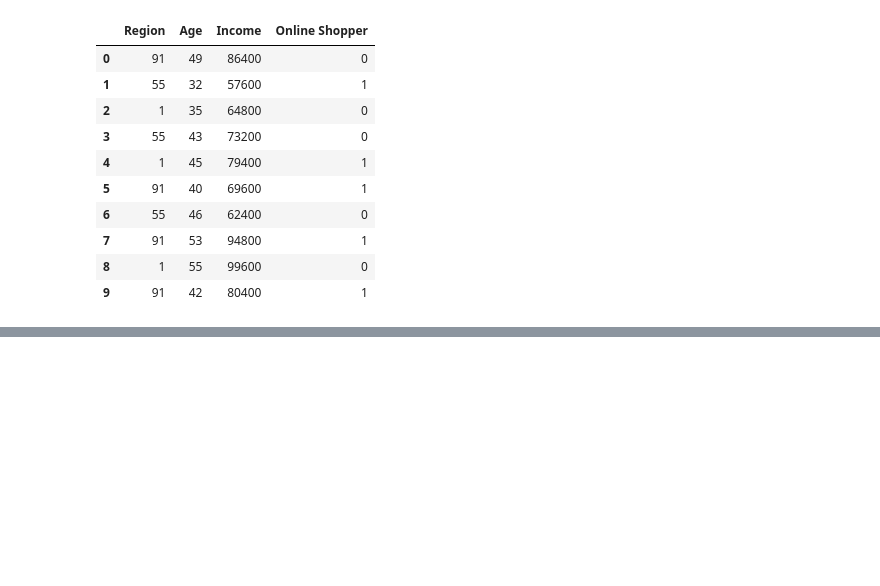
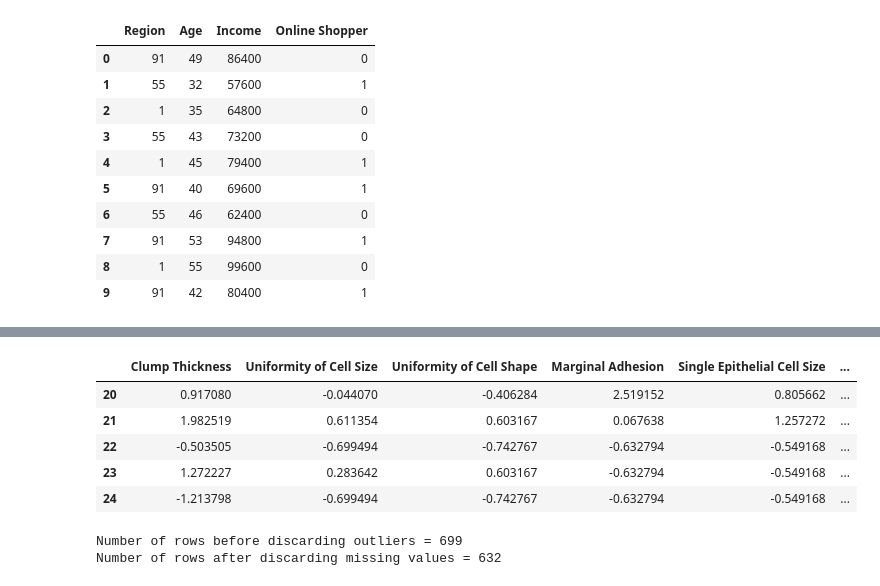
Before and after one commit to sudiptamondal1802/Data-Mining, a Jupyter notebook: Data preprocessing/Data Cleaning.ipynb, the cells around one changed output, grey strips where cells are left out. Drawn from its saved outputs; the diff is of its cells as text; code cells hidden in the pictures; blank space fills up the shorter version.

```diff
--- a/Data preprocessing/Data Cleaning.ipynb
+++ b/Data preprocessing/Data Cleaning.ipynb
@@ -124,0 +231,20 @@ Name: Region, dtype: int64
+# %%
+Z = (data2-data2.mean())/data2.std() #calculating the z-score, (value-mean)/standard deviation
+Z[20:25] #display only certain rows to show the NaN value not affected
+# %% [output]
+|  | Clump Thickness | Uniformity of Cell Size | Uniformity of Cell Shape | Marginal Adhesion | Single Epithelial Cell Size | ... |
+| 20 | 0.917080 | -0.044070 | -0.406284 | 2.519152 | 0.805662 | ... |
+| 21 | 1.982519 | 0.611354 | 0.603167 | 0.067638 | 1.257272 | ... |
+| 22 | -0.503505 | -0.699494 | -0.742767 | -0.632794 | -0.549168 | ... |
+| 23 | 1.272227 | 0.283642 | 0.603167 | -0.632794 | -0.549168 | ... |
+| 24 | -1.213798 | -0.699494 | -0.742767 | -0.632794 | -0.549168 | ... |
+# %%
+#discarding columns with Z > 3 or Z <= -3.
+print('Number of rows before discarding outliers = %d' % (Z.shape[0]))
+
+#sum(axis=1) means sum will be done on the rows for all the 9 columns
+Z2 = Z.loc[((Z > -3).sum(axis=1)==9) & ((Z <= 3).sum(axis=1)==9),:]
+print('Number of rows after discarding missing values = %d' % (Z2.shape[0]))
+# %% [output]
+Number of rows before discarding outliers = 699
+Number of rows after discarding missing values = 632
```
Also changed, not shown: parts of 12 cells of this notebook.
